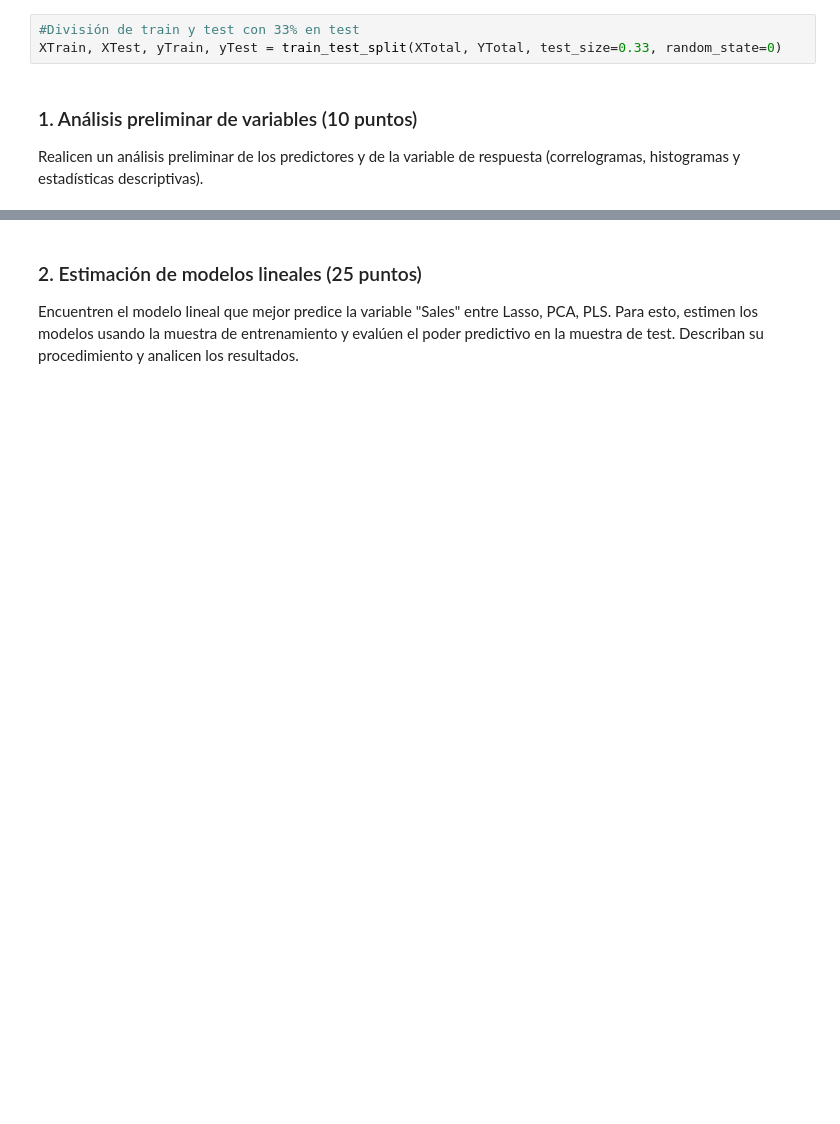
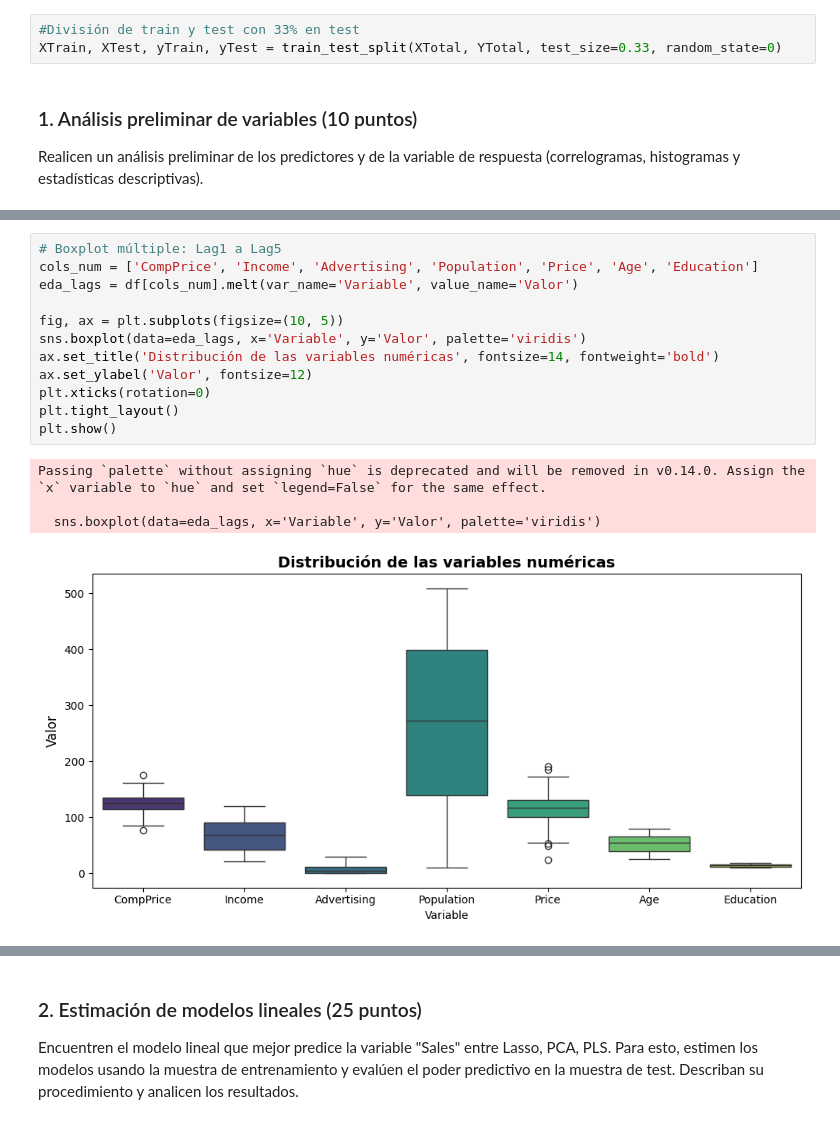
Before and after one commit to Marcocruz88/Caso-implementaci-n-de-modelos-no-lineales-aditivos, a Jupyter notebook: Caso implementación de modelos no lineales aditivos en un problema de regresión.ipynb, the cells around one changed output, grey strips where cells are left out. Cells and saved outputs as stored; diff of their text form; blank space fills up the shorter version.

```diff
--- a/Caso implementación de modelos no lineales aditivos en un problema de regresión.ipynb
+++ b/Caso implementación de modelos no lineales aditivos en un problema de regresión.ipynb
@@ -98,0 +145,17 @@ Realicen un análisis preliminar de los predictores y de la variable de respuest
+# %%
+# Boxplot múltiple: Lag1 a Lag5
+cols_num = ['CompPrice', 'Income', 'Advertising', 'Population', 'Price', 'Age', 'Education']
+eda_lags = df[cols_num].melt(var_name='Variable', value_name='Valor')
+
+fig, ax = plt.subplots(figsize=(10, 5))
+sns.boxplot(data=eda_lags, x='Variable', y='Valor', palette='viridis')
+ax.set_title('Distribución de las variables numéricas', fontsize=14, fontweight='bold')
+ax.set_ylabel('Valor', fontsize=12)
+plt.xticks(rotation=0)
+plt.tight_layout()
+plt.show()
+# %% [output]
+Passing `palette` without assigning `hue` is deprecated and will be removed in v0.14.0. Assign the `x` variable to `hue` and set `legend=False` for the same effect.
+
+  sns.boxplot(data=eda_lags, x='Variable', y='Valor', palette='viridis')
+[figure, added]
```
Also changed, not shown: parts of 12 cells of this notebook.
